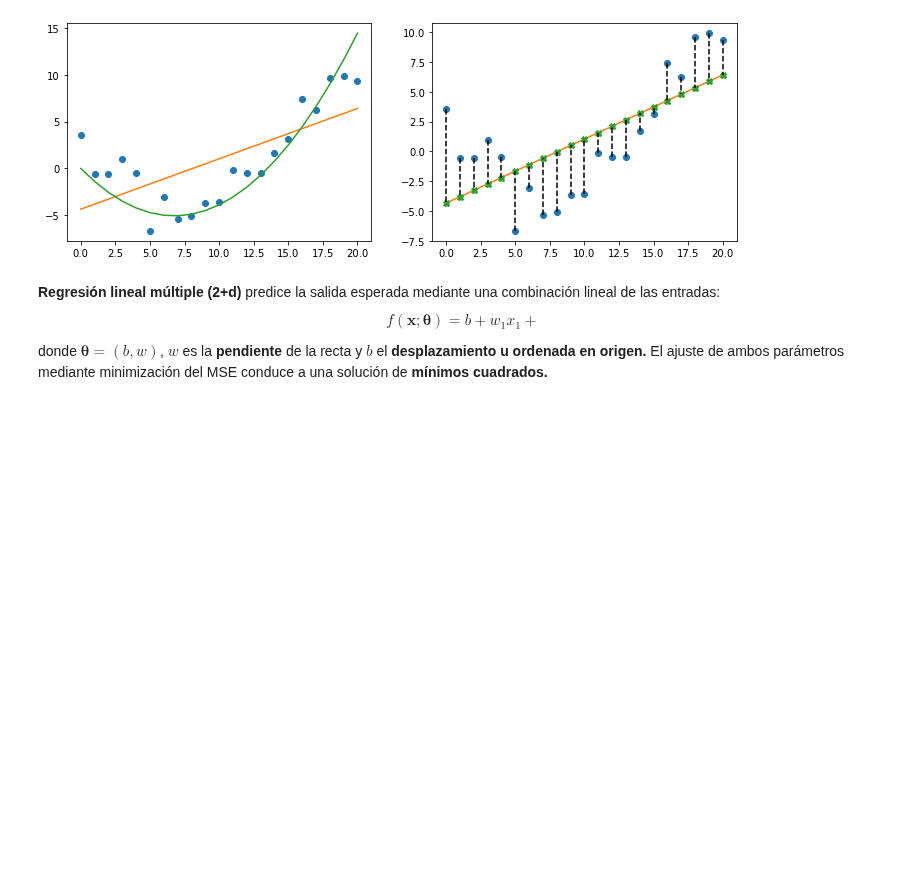
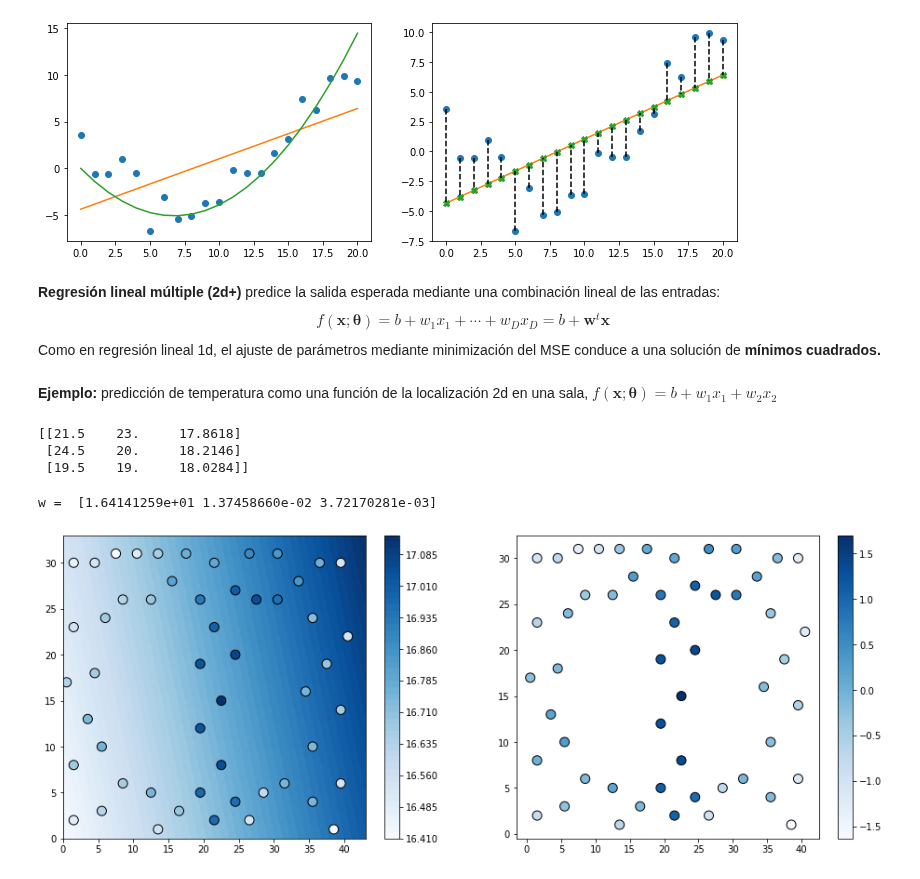
Before and after one commit to AlfonsJ/PML1, a Jupyter notebook: T01 Introducción/1.2 Aprendizaje supervisado/1.2.2 Regresión.ipynb, the cells around one changed output. Drawn from its saved outputs; the diff is of its cells as text; code cells hidden in the pictures; blank space fills up the shorter version.

```diff
--- a/T01 Introducción/1.2 Aprendizaje supervisado/1.2.2 Regresión.ipynb
+++ b/T01 Introducción/1.2 Aprendizaje supervisado/1.2.2 Regresión.ipynb
@@ -48,10 +48,38 @@ for x0, y0, y_hat in zip(X, y, y_pred):
 w =  [-4.35089704  0.53773872]
 [figure]
 # %% [markdown]
-**Regresión lineal múltiple (2+d)** predice la salida esperada mediante una combinación lineal de las entradas:
-$$f(\boldsymbol{x};\boldsymbol{\theta})=b+w_1x_1+$$
-
-
-
-donde $\boldsymbol{\theta}=(b ,w)$, $w$ es la **pendiente** de la recta y $b$ el **desplazamiento u ordenada en origen.**
-El ajuste de ambos parámetros mediante minimización del MSE conduce a una solución de **mínimos cuadrados.**
+**Regresión lineal múltiple (2d+)** predice la salida esperada mediante una combinación lineal de las entradas:
+$$f(\boldsymbol{x};\boldsymbol{\theta})=b+w_1x_1+\cdots+w_Dx_D=b+\boldsymbol{w}^t\boldsymbol{x}$$
+Como en regresión lineal 1d, el ajuste de parámetros mediante minimización del MSE conduce a una solución de **mínimos cuadrados.**
+# %% [markdown]
+**Ejemplo:** predicción de temperatura como una función de la localización 2d en una sala, $f(\boldsymbol{x};\boldsymbol{\theta})=b+w_1x_1+w_2x_2$
+# %%
+import numpy as np
+from scipy.io import loadmat
+import requests
+from io import BytesIO
+url = "https://raw.githubusercontent.com/probml/probml-data/main/data/moteData/moteData.mat"
+response = requests.get(url)
+rawdata = BytesIO(response.content)
+data = loadmat(rawdata)
+X, y = data["X"], data["y"]; N = X.shape[0]
+print(np.hstack((X, y))[:3, :])
+# %% [output]
+[[21.5    23.     17.8618]
+ [24.5    20.     18.2146]
+ [19.5    19.     18.0284]]
+# %%
+import matplotlib.pyplot as plt
+X1 = np.c_[np.ones((N, 1)), X]
+w = np.linalg.lstsq(X1, y, rcond=None)[0].squeeze()
+print("w = ", w); fig, axes = plt.subplots(1, 2, figsize=(16, 6))
+xx, yy = np.meshgrid(np.linspace(0, 43, num=100), np.linspace(0, 33, num=100))
+z = lambda x: w[0] + np.dot(w[1:], x)
+zz = np.apply_along_axis(z, 1, np.c_[xx.ravel(), yy.ravel()]).reshape(xx.shape)
+ax = axes[0]; cp = ax.contourf(xx, yy, zz, 50, cmap='Blues'); plt.colorbar(cp, ax=ax)
+ax.scatter(*X.T, c=y.reshape(1, -1), cmap='Blues', edgecolors='black', s=100);
+ax = axes[1]; res = y - np.apply_along_axis(z, 1, X).reshape(-1, 1) # residuos
+sp = ax.scatter(*X.T, c=res, cmap='Blues', edgecolors='black', s=100); plt.colorbar(sp, ax=ax);
+# %% [output]
+w =  [1.64141259e+01 1.37458660e-02 3.72170281e-03]
+[figure, added]
```
